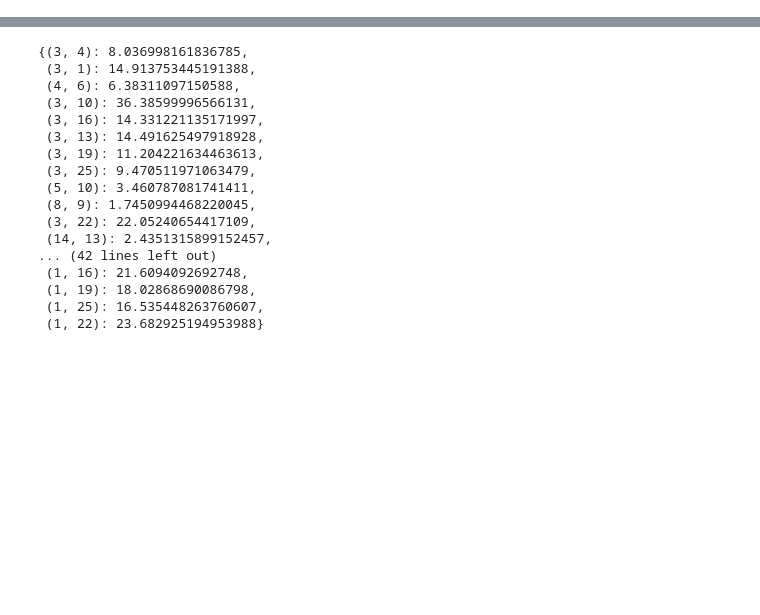
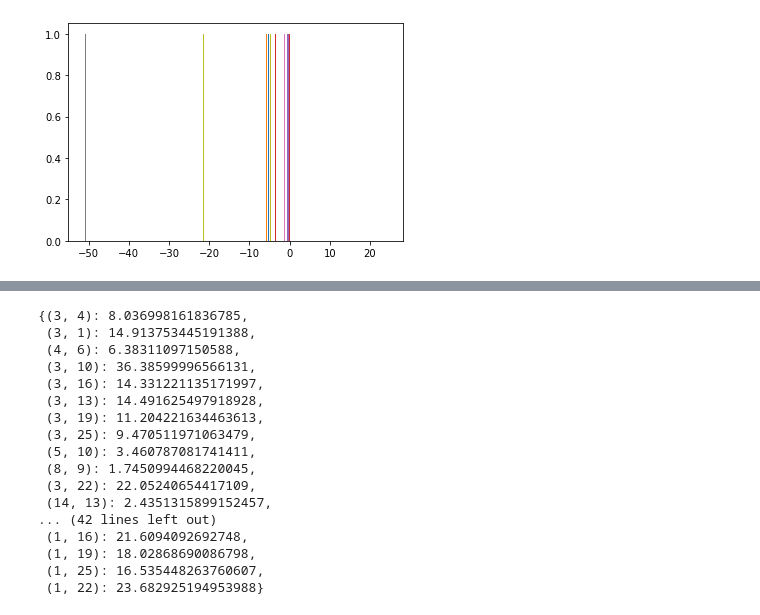
Before and after one commit to Linsel/MESHOLithic, a Jupyter notebook: Classes/Paths.ipynb, the cells around one changed output, grey strips where cells are left out. Drawn from its saved outputs; the diff is of its cells as text; code cells hidden in the pictures; blank space fills up the shorter version.

```diff
--- a/Classes/Paths.ipynb
+++ b/Classes/Paths.ipynb
@@ -237,0 +194,17 @@ edges_NNs
+# %%
+
+def path_procedures (method,**kwargs):
+
+    P = Paths()
+
+    procedures = {'shortest_path':shortest_path_procedure}
+
+    func = procedures.get(method)
+
+    P = func(P,**kwargs)
+
+    return P
+
+P = path_procedures('shortest_path',**kwargs)
+
+P.shortest_paths
@@ -273,6 +264,8 @@ def qsort(inlist):
         greater = qsort([x for x in inlist[1:] if x >= pivot])
         return lesser + [pivot] + greater
 
+######################
+# mesh transformations
 def mesh_transform_two_vertices(tri, verts):
 
     tri.vertices = tri.vertices - verts[0]
@@ -292,6 +285,12 @@ def mesh_transform_two_vertices(tri, verts):
     trafo_mat = np.c_[np.c_[trafo_mat.T, np.array([0,0,0])].T,np.array([0,0,0,0])]
 
     tri.apply_transform(trafo_mat)
+
+    return tri, trafo_mat
+
+
+######################
+
 
 def create_lines_graph(tri,vert_ids,lines):
 
@@ -396,6 +395,8 @@ def path_profile (self):
 
         mesh_transform_two_vertices(tri, verts)
 
+        # align_mesh_principal_component(tri)
+
         lines,faces = trimesh.intersections.mesh_plane(tri,[0,1,0],[0,0,0],return_faces=True)
 
         # creates a line graph, which is not sufficient to build a complete cycle graph
@@ -425,12 +426,13 @@ def path_profile (self):
             selected_face_verts = set()
             try:
                 selected_face_verts,selected_faces = increase_path_size (tri,face_verts,selected_face_verts)
-                shortest_distance(tri,vert_ids,selected_faces)
+                shortest_paths, shortest_paths_dist = shortest_distance(tri,vert_ids,selected_faces)
             except:
                 try:
                     selected_face_verts,selected_faces = increase_path_size (tri,face_verts,selected_face_verts)
-                    shortest_distance(tri,vert_ids,selected_faces)
+                    shortest_paths, shortest_paths_dist = shortest_distance(tri,vert_ids,selected_faces)
                 except:
+                    shortest_paths, shortest_paths_dist = 0,0
                     print(edge_ids)
 
 
@@ -513,4 +515,3 @@ def path_profile (self):
 
 # P.selected_edges = {(3,4): tuple(NNs_ids.keys())}
 # print(P.selected_edges)
-path_profiles = path_profile(P)
@@ -538,0 +869,6 @@ path_profiles[(3, 8)]['dist']
+# %%
+for edge,param in path_profiles.items():
+
+    plt.hist(P.shortest_paths_dist[edge] - param ['dist'])
+# %% [output]
+[figure, added]
```
Also changed, not shown: parts of 24 cells of this notebook, 32 other files.
